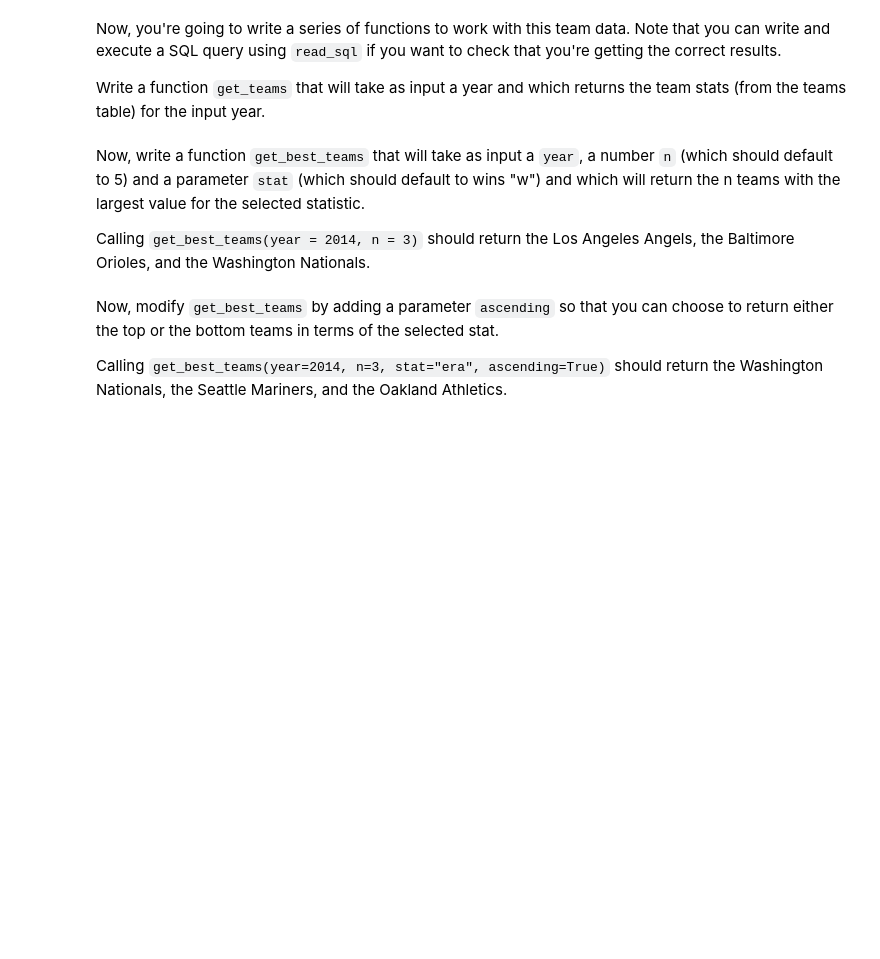
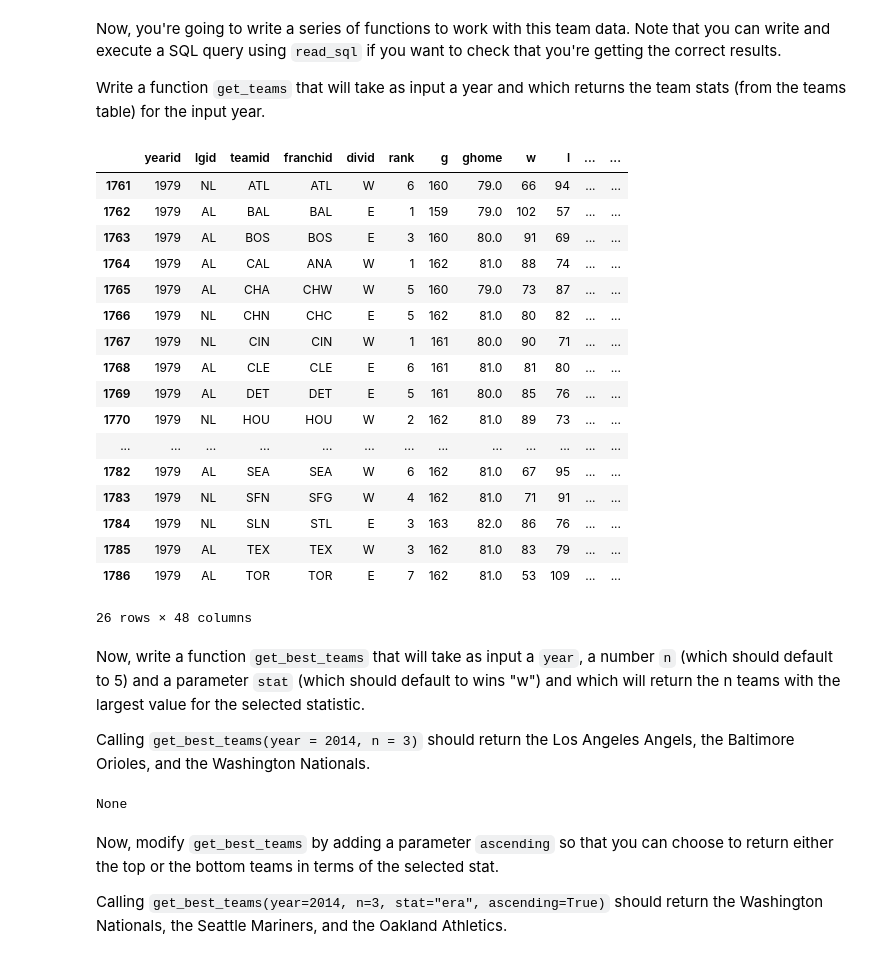
Before and after one commit to NSS-Data-Analytics-Cohort-10/loops-and-functions-t-white-21-1, a Jupyter notebook: notebooks/Loops_and_Functions_Practice_DA10.ipynb, the cells around one changed output. Drawn from its saved outputs; the diff is of its cells as text; code cells hidden in the pictures; blank space fills up the shorter version.

```diff
--- a/notebooks/Loops_and_Functions_Practice_DA10.ipynb
+++ b/notebooks/Loops_and_Functions_Practice_DA10.ipynb
@@ -174,7 +198,29 @@ Now, you're going to write a series of functions to work with this team data. No
 
 Write a function `get_teams` that will take as input a year and which returns the team stats (from the teams table) for the input year.
 # %%
-# Your Code Here
+def get_teams(x):
+        return teams[teams['yearid'] == x]
+
+get_teams(1979)
+# %% [output]
+|  | yearid | lgid | teamid | franchid | divid | rank | g | ghome | w | l | ... | ... |
+| 1761 | 1979 | NL | ATL | ATL | W | 6 | 160 | 79.0 | 66 | 94 | ... | ... |
+| 1762 | 1979 | AL | BAL | BAL | E | 1 | 159 | 79.0 | 102 | 57 | ... | ... |
+| 1763 | 1979 | AL | BOS | BOS | E | 3 | 160 | 80.0 | 91 | 69 | ... | ... |
+| 1764 | 1979 | AL | CAL | ANA | W | 1 | 162 | 81.0 | 88 | 74 | ... | ... |
+| 1765 | 1979 | AL | CHA | CHW | W | 5 | 160 | 79.0 | 73 | 87 | ... | ... |
+| 1766 | 1979 | NL | CHN | CHC | E | 5 | 162 | 81.0 | 80 | 82 | ... | ... |
+| 1767 | 1979 | NL | CIN | CIN | W | 1 | 161 | 80.0 | 90 | 71 | ... | ... |
+| 1768 | 1979 | AL | CLE | CLE | E | 6 | 161 | 81.0 | 81 | 80 | ... | ... |
+| 1769 | 1979 | AL | DET | DET | E | 5 | 161 | 80.0 | 85 | 76 | ... | ... |
+| 1770 | 1979 | NL | HOU | HOU | W | 2 | 162 | 81.0 | 89 | 73 | ... | ... |
+| ... | ... | ... | ... | ... | ... | ... | ... | ... | ... | ... | ... | ... |
+| 1782 | 1979 | AL | SEA | SEA | W | 6 | 162 | 81.0 | 67 | 95 | ... | ... |
+| 1783 | 1979 | NL | SFN | SFG | W | 4 | 162 | 81.0 | 71 | 91 | ... | ... |
+| 1784 | 1979 | NL | SLN | STL | E | 3 | 163 | 82.0 | 86 | 76 | ... | ... |
+| 1785 | 1979 | AL | TEX | TEX | W | 3 | 162 | 81.0 | 83 | 79 | ... | ... |
+| 1786 | 1979 | AL | TOR | TOR | E | 7 | 162 | 81.0 | 53 | 109 | ... | ... |
+26 rows × 48 columns
 # %% [markdown]
 Now, write a function `get_best_teams` that will take as input a `year`, a number `n` (which should default to 5) and a parameter `stat` (which should default to wins "w") and which will return the n teams with the largest value for the selected statistic.
 
@@ -184,3 +236,7 @@ Calling `get_best_teams(year = 2014, n = 3)` should return the Los Angeles Angel
+# %%
+print(get_best_teams(2010, 5))
+# %% [output]
+None
 # %% [markdown]
 Now, modify `get_best_teams` by adding a parameter `ascending` so that you can choose to return either the top or the bottom teams in terms of the selected stat.
 
```
Also changed, not shown: parts of 9 cells of this notebook.
